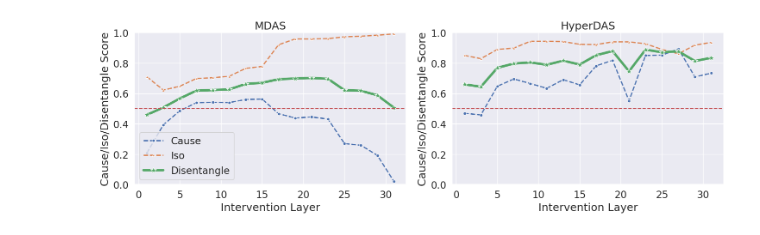
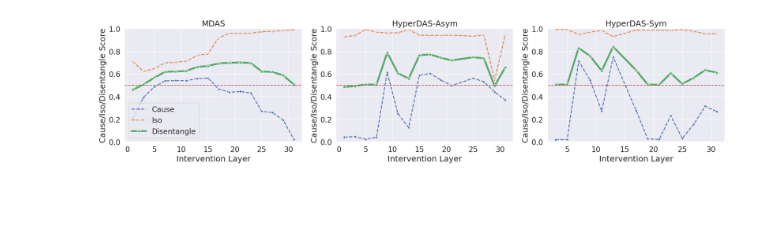
Before and after one commit to jiudingsun01/HyperDAS, a Jupyter notebook: experiments/RAVEL/plot_ravel_city_layer_vs_accuracy.ipynb, the cells around one changed output. Cells and saved outputs as stored; diff of their text form; code cells hidden in the pictures; blank space fills up the shorter version.

```diff
--- a/experiments/RAVEL/plot_ravel_city_layer_vs_accuracy.ipynb
+++ b/experiments/RAVEL/plot_ravel_city_layer_vs_accuracy.ipynb
@@ -10,16 +10,19 @@ df = pd.DataFrame(columns=["Intervention Layer", "Cause/Iso/Disentangle Score",
 
 for l in range(1, 32, 2):
 
-    result_path = f"/scr-ssd/sjd24/ravel_city_L{l}/final_result.json"
+    result_path = f"/nlp/scr/sjd24/L{l}/final_result.json"
+
+    if not os.path.exists(result_path):
+        continue
     result = json.load(open(result_path))
 
-    cause_score = result["default"]["accs"]["causal"]
-    iso_score = result["default"]["accs"]["isolate"]
-    disentangle_score = result["default"]["accs"]["disentangle"]
+    cause_score = result["bidding_argmax"]["accs"]["causal"]
+    iso_score = result["bidding_argmax"]["accs"]["isolate"]
+    disentangle_score = result["bidding_argmax"]["accs"]["disentangle"]
 
-    df.loc[len(df)] = [l, cause_score, "Cause", "HyperDAS"]
-    df.loc[len(df)] = [l, iso_score, "Iso", "HyperDAS"]
-    df.loc[len(df)] = [l, disentangle_score, "Disentangle", "HyperDAS"]
+    df.loc[len(df)] = [l, cause_score, "Cause", "HyperDAS-Asym"]
+    df.loc[len(df)] = [l, iso_score, "Iso", "HyperDAS-Asym"]
+    df.loc[len(df)] = [l, disentangle_score, "Disentangle", "HyperDAS-Asym"]
 
 
 attributes = ["continent", "country", "language", "latitude", "longitude", "timezone"]
@@ -30,7 +33,7 @@ for l in range(1, 32, 2):
     disentangle_scores = []
 
     for a in attributes:
-        result_path = f"/nlp/scr/sjd24/city_{a}_L{l}/final_accuracies.json"
+        result_path = f"/nlp/scr/sjd24//HyperDAS/MDAS/MDAS_CITY_LAYER/city_{a}_L{l}/final_accuracies.json"
         result = json.load(open(result_path))
 
         cause_score = result["causal"]
@@ -48,45 +51,62 @@ for l in range(1, 32, 2):
     df.loc[len(df)] = [l, cause_score, "Cause", "MDAS"]
     df.loc[len(df)] = [l, iso_score, "Iso", "MDAS"]
     df.loc[len(df)] = [l, disentangle_score, "Disentangle", "MDAS"]
+# %%
+for l in range(1, 32, 2):
+
+    result_path = f"/scr-ssd/sjd24/ravel_city_L{l}_Sym/final_result.json"
+
+    if not os.path.exists(result_path):
+        continue
+    result = json.load(open(result_path))
+
+    cause_score = result["bidding_argmax"]["accs"]["causal"]
+    iso_score = result["bidding_argmax"]["accs"]["isolate"]
+    disentangle_score = result["bidding_argmax"]["accs"]["disentangle"]
+
+    df.loc[len(df)] = [l, cause_score, "Cause", "HyperDAS-Sym"]
+    df.loc[len(df)] = [l, iso_score, "Iso", "HyperDAS-Sym"]
+    df.loc[len(df)] = [l, disentangle_score, "Disentangle", "HyperDAS-Sym"]
 # %%
-df# Make three line plots side by side to show the Intervention Layer vs. Cause/Iso/Disentangle Score for each inference method, use different colors for each type
+# Make three line plots side by side to show the Intervention Layer vs. Cause/Iso/Disentangle Score for each inference method, use different colors for each type
 # Add different markers for each type
 # move the legend to the right of the last plot and remove the title of the legend
 import itertools
 
 
 sns.set(font_scale=1.5)
-fig, axes = plt.subplots(1, 2, figsize=(15, 5))
+fig, axes = plt.subplots(1, 3, figsize=(20, 5))
 
 marker = itertools.cycle(['o', '^', '*', '8', 's', 'p', 'd', 'v'])
 markers = [next(marker) for _ in range(3)]
 
-for i, inference_method in enumerate(["MDAS", "HyperDAS"]):
+for i, inference_method in enumerate(["MDAS", "HyperDAS-Asym", "HyperDAS-Sym"]):
 
     for j, (type_name, marker) in enumerate(zip(["Cause", "Iso", "Disentangle"], markers)):
         style = "solid" if type_name == "Disentangle" else "dashed"
         width = 4 if type_name == "Disentangle" else 2
         marker_size = 10 if type_name == "Disentangle" else 5
         df_subset = df[(df["Inference Method"] == inference_method) & (df["Type"] == type_name)]
         sns.lineplot(x="Intervention Layer", y="Cause/Iso/Disentangle Score", data=df_subset,
                      ax=axes[i], label=type_name, marker=marker, linestyle=style, linewidth=width, markersize=marker_size)
     axes[i].set_title(inference_method)
     axes[i].set_ylim(0, 1)
     axes[i].set_xlabel("Intervention Layer")
     axes[i].set_ylabel("Cause/Iso/Disentangle Score")
 
     # Draw a horizontal line at y=0.5 for each plot
     axes[i].axhline(y=0.5, color='r', linestyle='--')
 
 
 # Move the legend to the up right of the last plot and remove the title of the legend
 axes[0].legend(loc='lower left', title=None)
 
 # Remove the legend in the first two plots
 axes[1].get_legend().remove()
+axes[2].get_legend().remove()
 
 plt.tight_layout()
 
-plt.savefig("layer_results_two.pdf")
+plt.savefig("layer_results_three.pdf")
 # %% [output]
-[figure, old version]
+[figure, new version]
```
Also changed, not shown: 3 other files.
